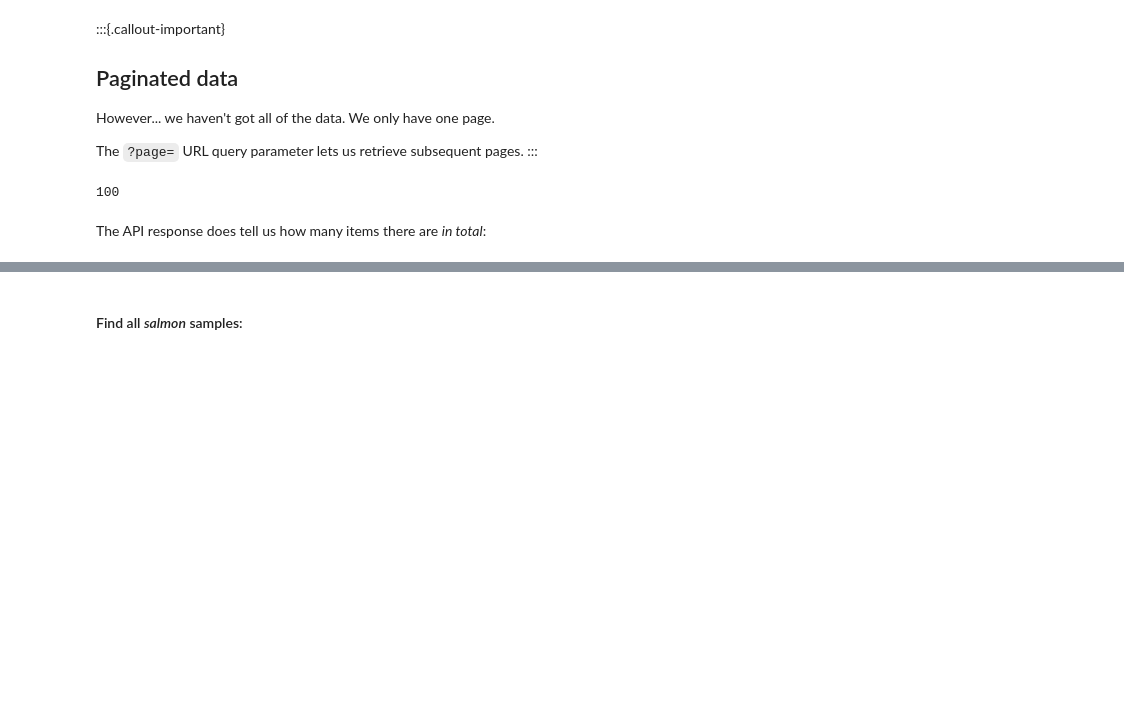
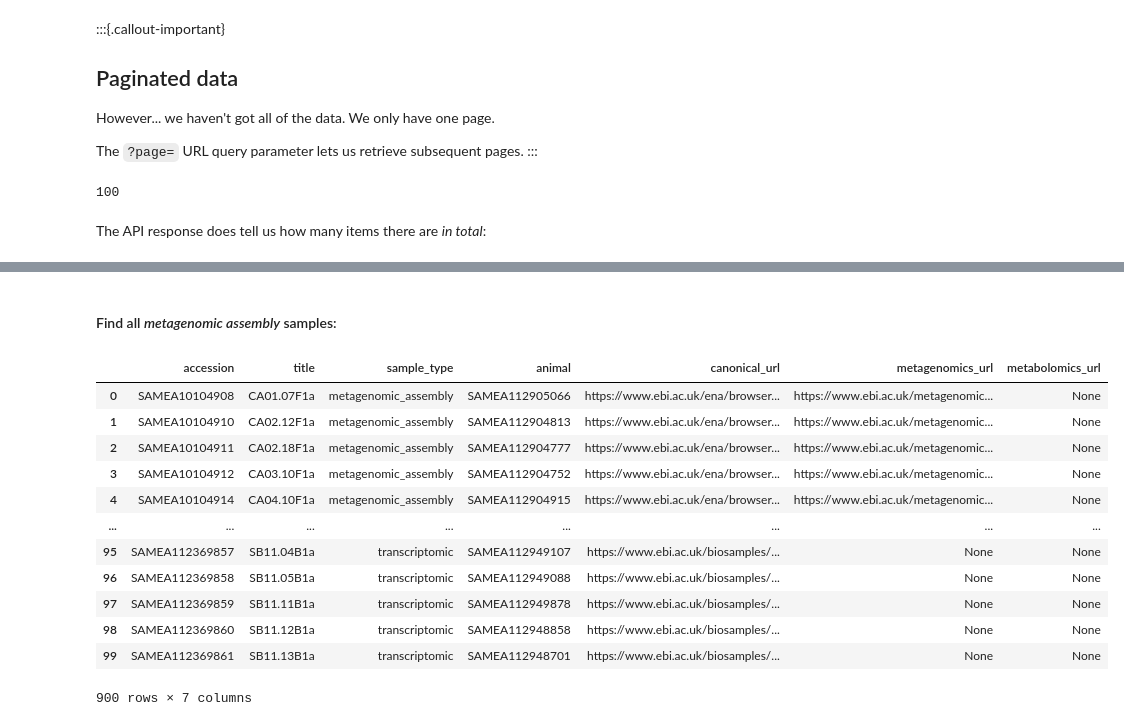
Before and after one commit to EBI-Metagenomics/holofood-database, a Jupyter notebook: docs/api.ipynb, the cells around one changed output, grey strips where cells are left out. Saved outputs shown, nothing was run; the diff lists cells and outputs as text; code cells hidden in the pictures; blank space fills up the shorter version.

```diff
--- a/docs/api.ipynb
+++ b/docs/api.ipynb
@@ -156,3 +167,19 @@ len(samples_df)
 # %% [markdown]
-#### Find all *salmon* samples:
+#### Find all *metagenomic assembly* samples:
+# %%
+samples_df
+# %% [output]
+|  | accession | title | sample_type | animal | canonical_url | metagenomics_url | metabolomics_url |
+| 0 | SAMEA10104908 | CA01.07F1a | metagenomic_assembly | SAMEA112905066 | https://www.ebi.ac.uk/ena/browser... | https://www.ebi.ac.uk/metagenomic... | None |
+| 1 | SAMEA10104910 | CA02.12F1a | metagenomic_assembly | SAMEA112904813 | https://www.ebi.ac.uk/ena/browser... | https://www.ebi.ac.uk/metagenomic... | None |
+| 2 | SAMEA10104911 | CA02.18F1a | metagenomic_assembly | SAMEA112904777 | https://www.ebi.ac.uk/ena/browser... | https://www.ebi.ac.uk/metagenomic... | None |
+| 3 | SAMEA10104912 | CA03.10F1a | metagenomic_assembly | SAMEA112904752 | https://www.ebi.ac.uk/ena/browser... | https://www.ebi.ac.uk/metagenomic... | None |
+| 4 | SAMEA10104914 | CA04.10F1a | metagenomic_assembly | SAMEA112904915 | https://www.ebi.ac.uk/ena/browser... | https://www.ebi.ac.uk/metagenomic... | None |
+| ... | ... | ... | ... | ... | ... | ... | ... |
+| 95 | SAMEA112369857 | SB11.04B1a | transcriptomic | SAMEA112949107 | https://www.ebi.ac.uk/biosamples/... | None | None |
+| 96 | SAMEA112369858 | SB11.05B1a | transcriptomic | SAMEA112949088 | https://www.ebi.ac.uk/biosamples/... | None | None |
+| 97 | SAMEA112369859 | SB11.11B1a | transcriptomic | SAMEA112949878 | https://www.ebi.ac.uk/biosamples/... | None | None |
+| 98 | SAMEA112369860 | SB11.12B1a | transcriptomic | SAMEA112948858 | https://www.ebi.ac.uk/biosamples/... | None | None |
+| 99 | SAMEA112369861 | SB11.13B1a | transcriptomic | SAMEA112948701 | https://www.ebi.ac.uk/biosamples/... | None | None |
+900 rows × 7 columns
 # %%
```
Also changed, not shown: parts of 28 cells of this notebook, 7 other files.
